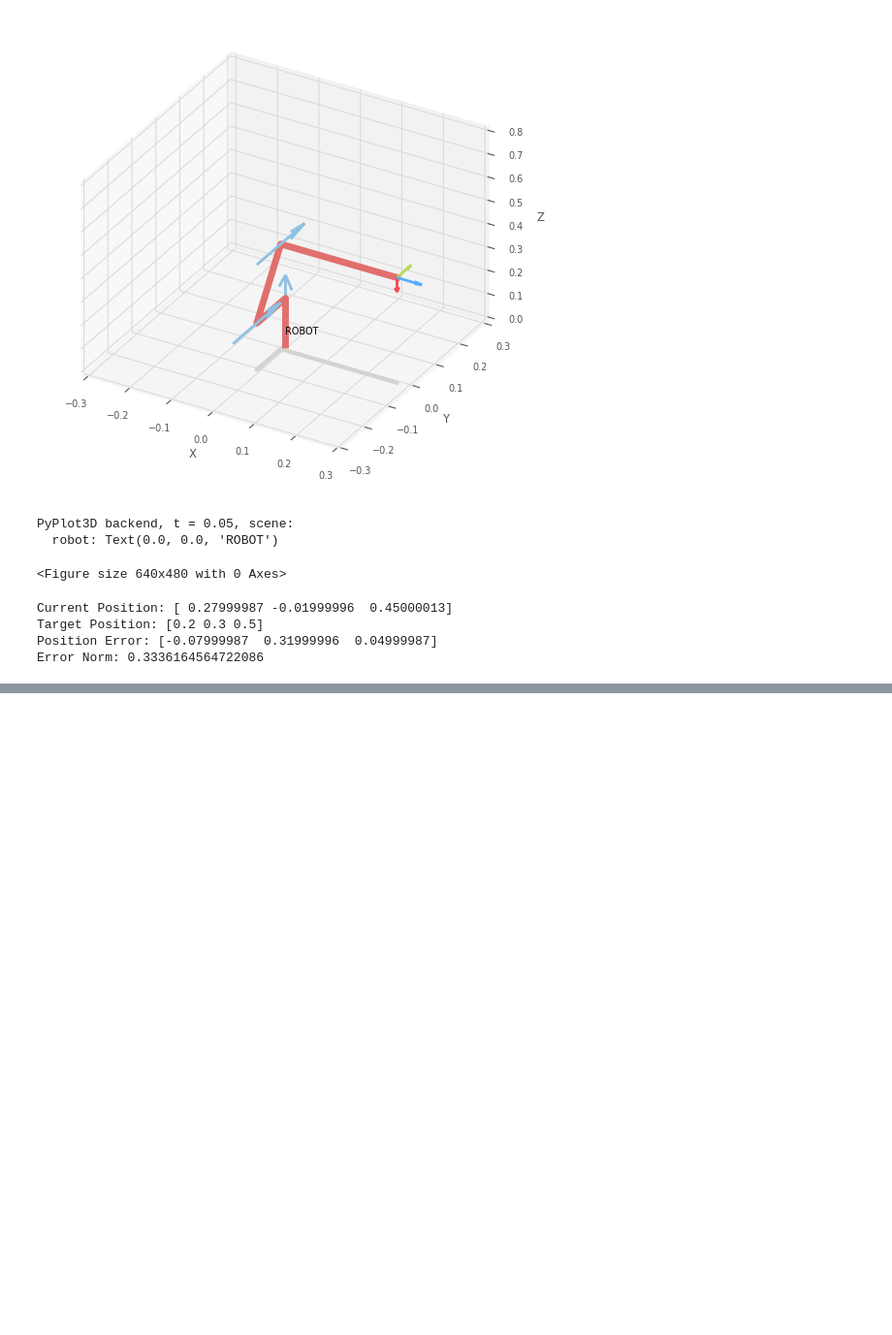
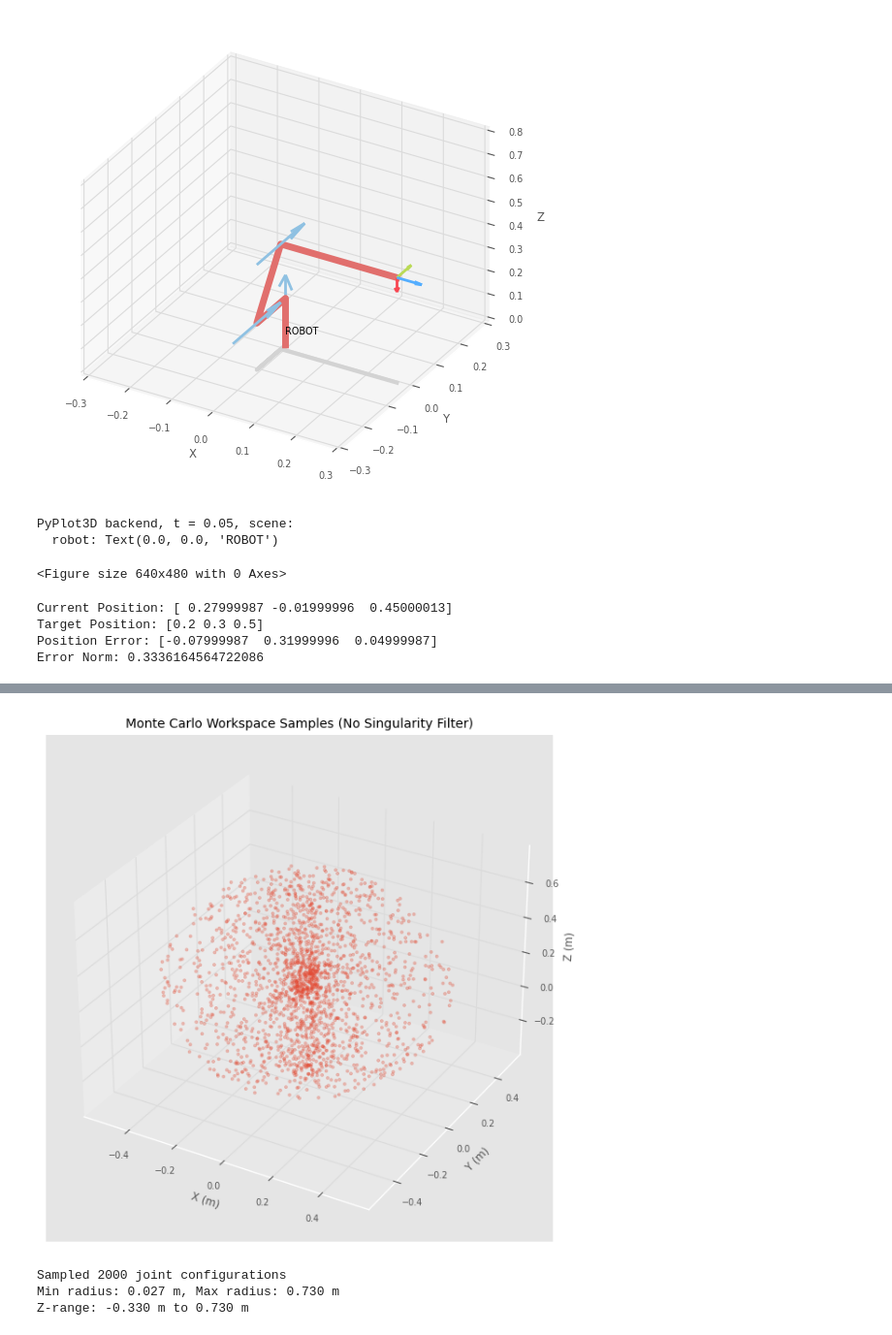
Before and after one commit to peeradonmoke2002/FRA502_LAB_6703, a Jupyter notebook: kinemtics.ipynb, the cells around one changed output, grey strips where cells are left out. Shown at 97% size. Drawn from its saved outputs; the diff is of its cells as text; code cells hidden in the pictures; blank space fills up the shorter version.

```diff
--- a/kinemtics.ipynb
+++ b/kinemtics.ipynb
@@ -168,0 +199,44 @@ Final error: 0.099999
+# %%
+import matplotlib.pyplot as plt
+from mpl_toolkits.mplot3d import Axes3D  # noqa: F401 for 3D plotting
+
+num_samples = 2000
+qlim = np.array(robot.qlim)
+if qlim.shape[0] == 2:
+    qlim = qlim.T
+lower = qlim[:, 0]
+upper = qlim[:, 1]
+
+# Randomly sample joint configurations within joint limits
+rand = np.random.uniform(size=(num_samples, robot.n))
+q_samples = lower + rand * (upper - lower)
+positions = []
+for q in q_samples:
+    T = robot.fkine(q)
+    positions.append(np.array(T.t).reshape(-1))
+
+positions = np.array(positions)
+radii = np.linalg.norm(positions, axis=1)
+
+fig = plt.figure(figsize=(8, 6))
+ax = fig.add_subplot(111, projection='3d')
+ax.scatter(positions[:, 0], positions[:, 1], positions[:, 2], s=5, alpha=0.3)
+ax.set_xlabel('X (m)')
+ax.set_ylabel('Y (m)')
+ax.set_zlabel('Z (m)')
+ax.set_title('Monte Carlo Workspace Samples (No Singularity Filter)')
+plt.tight_layout()
+plt.show()
+
+print(f'Sampled {num_samples} joint configurations')
+print(f'Min radius: {radii.min():.3f} m, Max radius: {radii.max():.3f} m')
+print(f'Z-range: {positions[:, 2].min():.3f} m to {positions[:, 2].max():.3f} m')
+
+# Save sampled positions/configurations for reuse
+sampled_positions = positions.copy()
+sampled_configs = q_samples.copy()
+# %% [output]
+[figure, added]
+Sampled 2000 joint configurations
+Min radius: 0.027 m, Max radius: 0.730 m
+Z-range: -0.330 m to 0.730 m
```
Also changed, not shown: parts of 5 cells of this notebook, 5 other files.
